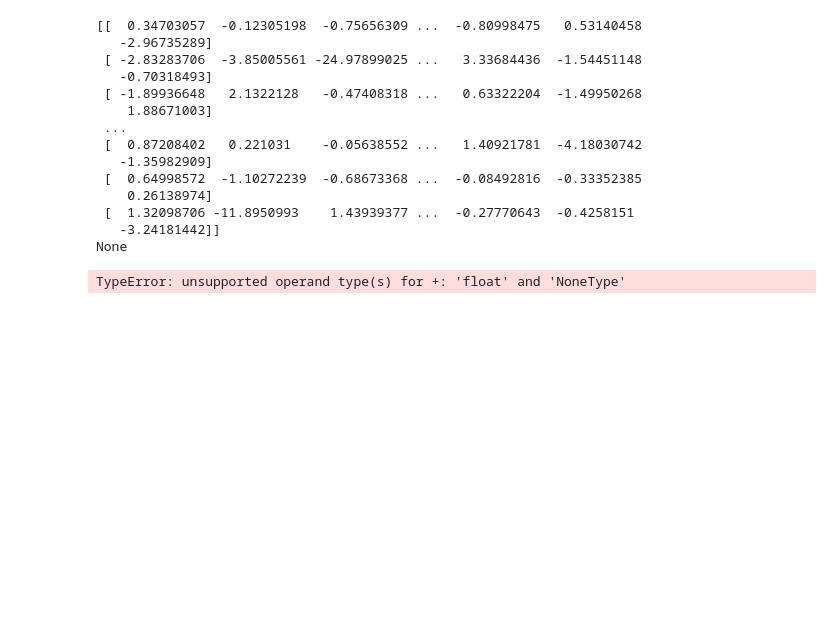
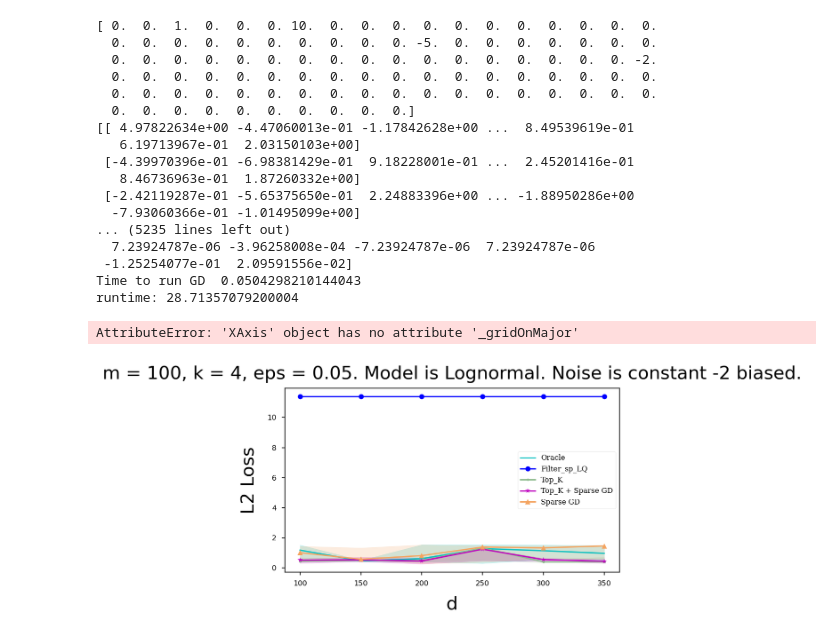
Before and after one commit to ying-hui-he/Robust_mean_estimation, a Jupyter notebook: new_notebook.ipynb, the cells around one changed output. Cells and saved outputs as stored; diff of their text form; code cells hidden in the pictures; blank space fills up the shorter version.

```diff
--- a/new_notebook.ipynb
+++ b/new_notebook.ipynb
@@ -22,7 +22,7 @@ il.reload(rl)
 trials = 10
 
 m, k, eps = 100, 4, 0.05
-xs = list(np.arange(100, 400, 100))
+xs = list(np.arange(100, 400, 50))
 
 keys = [rl.Oracle, rl.RME_sp, rl.Top_K, rl.Topk_GD, rl.GDAlgs]
 
@@ -34,43 +34,48 @@ inputfilename = 'data/loss-time-vs-dimention-lognormal.pkl'
 plot_d = rl.load_data(model = model, noise_model = noise_model, params = model_params, loss = rl.err, keys = keys)
 plot_d.setdata_tofile(filename = inputfilename, xvar_name = 'd', trials = trials, xs = xs)
 # %% [output]
-[[  0.34703057  -0.12305198  -0.75656309 ...  -0.80998475   0.53140458
-   -2.96735289]
- [ -2.83283706  -3.85005561 -24.97899025 ...   3.33684436  -1.54451148
-   -0.70318493]
- [ -1.89936648   2.1322128   -0.47408318 ...   0.63322204  -1.49950268
-    1.88671003]
- ...
- [  0.87208402   0.221031    -0.05638552 ...   1.40921781  -4.18030742
-   -1.35982909]
- [  0.64998572  -1.10272239  -0.68673368 ...  -0.08492816  -0.33352385
-    0.26138974]
- [  1.32098706 -11.8950993    1.43939377 ...  -0.27770643  -0.4258151
-   -3.24181442]]
-None
+[ 0.  0.  1.  0.  0.  0. 10.  0.  0.  0.  0.  0.  0.  0.  0.  0.  0.  0.
+  0.  0.  0.  0.  0.  0.  0.  0.  0.  0. -5.  0.  0.  0.  0.  0.  0.  0.
+  0.  0.  0.  0.  0.  0.  0.  0.  0.  0.  0.  0.  0.  0.  0.  0.  0. -2.
+  0.  0.  0.  0.  0.  0.  0.  0.  0.  0.  0.  0.  0.  0.  0.  0.  0.  0.
+  0.  0.  0.  0.  0.  0.  0.  0.  0.  0.  0.  0.  0.  0.  0.  0.  0.  0.
+  0.  0.  0.  0.  0.  0.  0.  0.  0.  0.]
+[[ 4.97822634e+00 -4.47060013e-01 -1.17842628e+00 ...  8.49539619e-01
+   6.19713967e-01  2.03150103e+00]
+ [-4.39970396e-01 -6.98381429e-01  9.18228001e-01 ...  2.45201416e-01
+   8.46736963e-01  1.87260332e+00]
+ [-2.42119287e-01 -5.65375650e-01  2.24883396e+00 ... -1.88950286e+00
+  -7.93060366e-01 -1.01495099e+00]
+... (5235 lines left out)
+  7.23924787e-06 -3.96258008e-04 -7.23924787e-06  7.23924787e-06
+ -1.25254077e-01  2.09591556e-02]
+Time to run GD  0.0504298210144043
+runtime: 28.71357079200004
-TypeError: unsupported operand type(s) for +: 'float' and 'NoneType'
 # %%
 "loss vs dimention -- lognormal -- dense biased -- plot"
 
 il.reload(rl)
 
 trials = 10
 
 m, k, eps = 100, 4, 0.05
 xs = list(np.arange(100, 400, 50))
 
 keys = [rl.Oracle, rl.RME_sp, rl.Top_K, rl.Topk_GD, rl.GDAlgs]
 
 model = rl.LognormalModel()
 noise_model = rl.DenseNoise(-2)
 model_params = rl.Params(m = m, k = k, eps = eps)
 
 outputfilename = 'figs/loss-vs-dimention-lognormal.pdf'
 
-title = 'm = {m}, k = {k}, eps = {eps}. Model is Lognormal. Noise is constant -2 biased.'.format(d = d, k = k, eps = eps)
+title = 'm = {m}, k = {k}, eps = {eps}. Model is Lognormal. Noise is constant -2 biased.'.format(m = m, k = k, eps = eps)
 xlabel = 'd'
 ylabel = 'L2 Loss'
 
-plot_d_loss = rl.plot_data(model = model, noise_model = noise_model, loss = rl.err, keys = keys)
+plot_d_loss = rl.plot_data(model = model, noise_model = noise_model, params = model_params, loss = rl.err, keys = keys)
 
-plot_d_loss.plotxy_fromfile(outfilename = outputfilename, filename = inputfilename, title, xlabel = xlabel, ylabel = ylabel, figsize = figsize, fsize = fsize, fpad = fpad, xs = xs, fontname = fontname)
+plot_d_loss.plotxy_fromfile(outputfilename = outputfilename, filename = inputfilename, title = title, xlabel = xlabel, ylabel = ylabel, figsize = figsize, fsize = fsize, fpad = fpad, xs = xs, fontname = fontname)
+# %% [output]
+AttributeError: 'XAxis' object has no attribute '_gridOnMajor'
+[figure, added]
```
Also changed, not shown: parts of 2 cells of this notebook, 4 other files.
